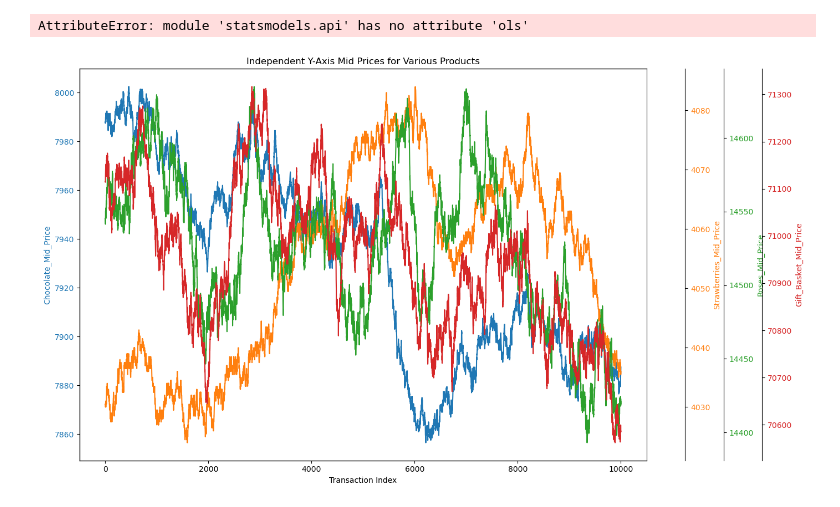
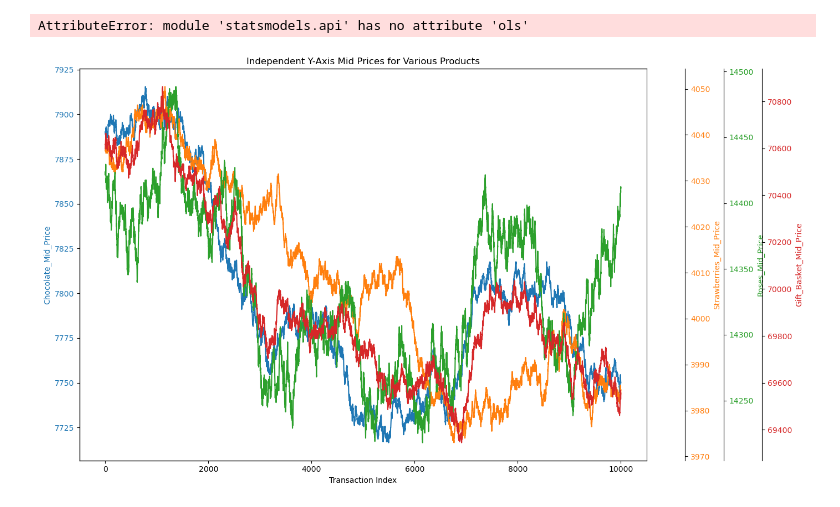
Before and after one commit to masatemma/IMC-Prosperity-MyIsland, a Jupyter notebook: round3/analysis/pair_trading.ipynb, the cells around one changed output. Saved outputs shown, nothing was run; the diff lists cells and outputs as text; code cells hidden in the pictures.

```diff
--- a/round3/analysis/pair_trading.ipynb
+++ b/round3/analysis/pair_trading.ipynb
@@ -111,33 +111,34 @@ plt.ylabel('Spread')
 # %% [output]
 AttributeError: module 'statsmodels.api' has no attribute 'ols'
 # %%
+prices_df = pd.read_csv("../past_data/combined_mid_prices_2.csv")
 # Adjusting the figure to better accommodate multiple y-axes without overlap
 fig, ax1 = plt.subplots(figsize=(14, 8))
 
 # Colors for each product line
 colors = ['tab:blue', 'tab:orange', 'tab:green', 'tab:red']
 products = prices_df.columns
 
 # Create axes for each line plot
 axes = [ax1]
 for i in range(1, 4):
     # Creating additional axes with offset for better visibility
     new_ax = ax1.twinx()
     new_ax.spines['right'].set_position(('outward', 50 * i))  # Offset each additional y-axis to the right
     axes.append(new_ax)
 
 # Plot each line on its respective axis
 for i, product in enumerate(products):
     axes[i].plot(prices_df[product], color=colors[i], label=product)
     axes[i].set_ylabel(product, color=colors[i])
     axes[i].tick_params(axis='y', labelcolor=colors[i])
 
 # Title and x-axis
 ax1.set_title('Independent Y-Axis Mid Prices for Various Products')
 ax1.set_xlabel('Transaction Index')
 
 # Improving the layout
 fig.tight_layout()  # Automatically adjust subplot params to give specified padding
 plt.show()
 # %% [output]
-[figure, old version]
+[figure, new version]
```
Also changed, not shown: 3 other files.
